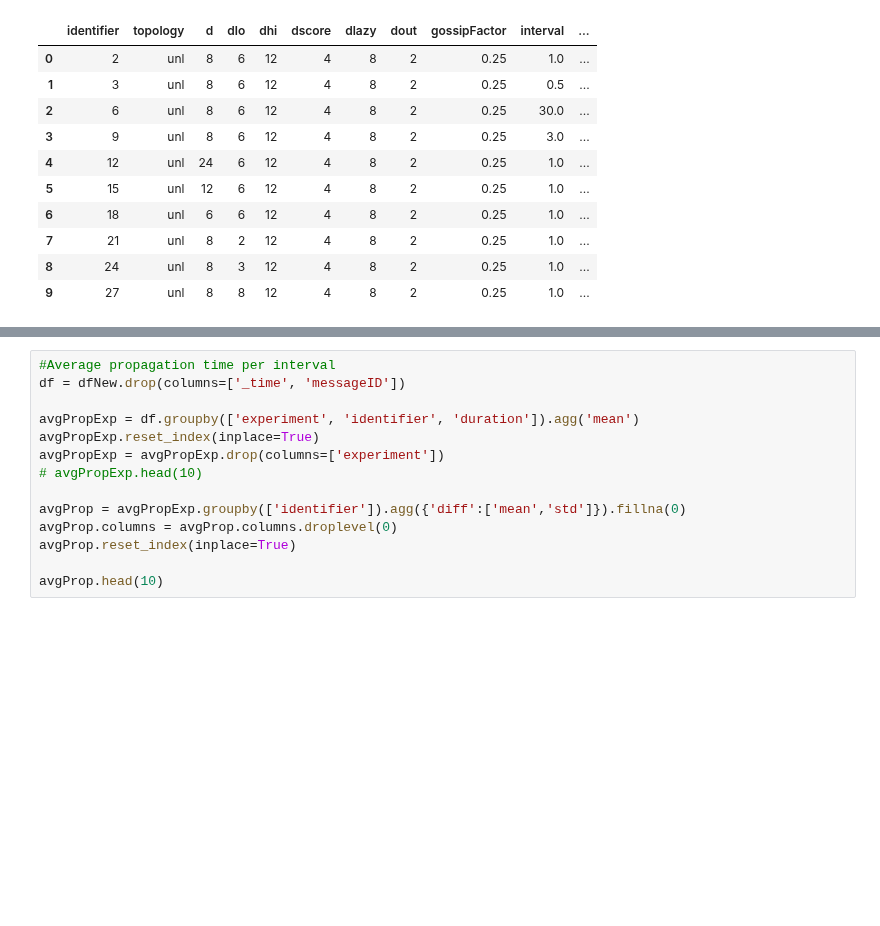
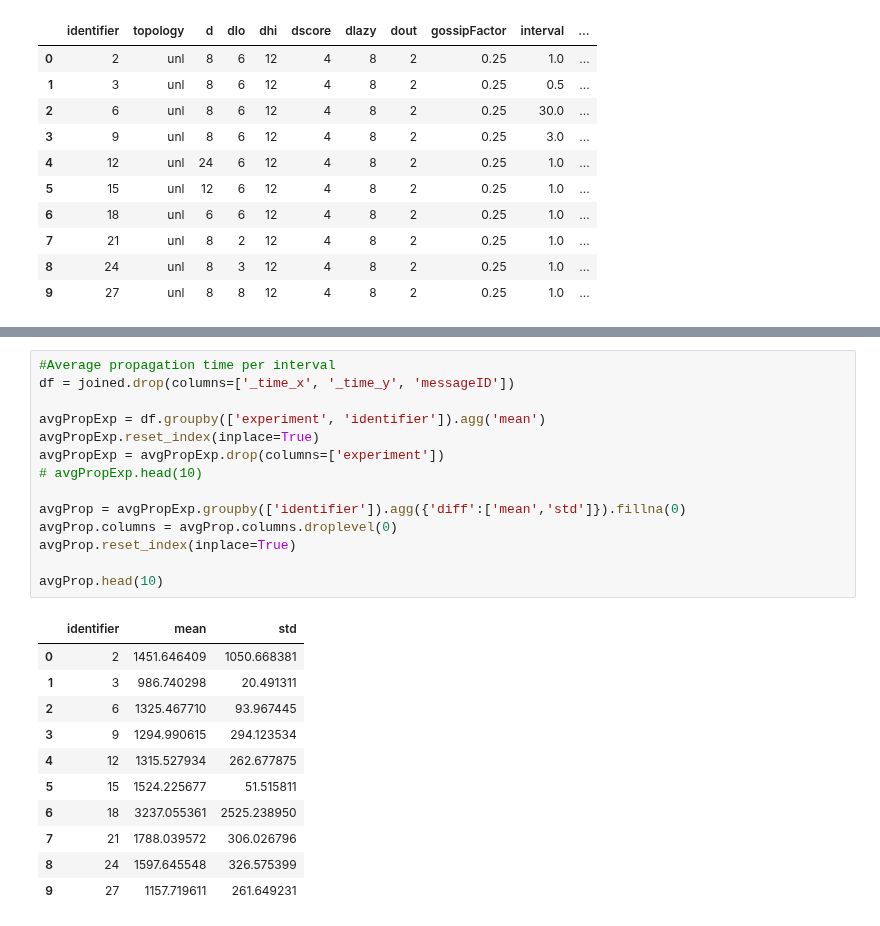
Before and after one commit to FlavScheidt/flexi-pipe, a Jupyter notebook: data/Notebooks/Consolidated_PropTime.ipynb, the cells around one changed output, grey strips where cells are left out. Cells and saved outputs as stored; diff of their text form; blank space fills up the shorter version.

```diff
--- a/data/Notebooks/Consolidated_PropTime.ipynb
+++ b/data/Notebooks/Consolidated_PropTime.ipynb
@@ -233,16 +261,28 @@ joined.head(10)
 # %%
 #Average propagation time per interval
-df = dfNew.drop(columns=['_time', 'messageID'])
+df = joined.drop(columns=['_time_x', '_time_y', 'messageID'])
 
-avgPropExp = df.groupby(['experiment', 'identifier', 'duration']).agg('mean')
+avgPropExp = df.groupby(['experiment', 'identifier']).agg('mean')
 avgPropExp.reset_index(inplace=True)
 avgPropExp = avgPropExp.drop(columns=['experiment'])
 # avgPropExp.head(10)
 
 avgProp = avgPropExp.groupby(['identifier']).agg({'diff':['mean','std']}).fillna(0)
 avgProp.columns = avgProp.columns.droplevel(0)
 avgProp.reset_index(inplace=True)
 
 avgProp.head(10)
+# %% [output]
+|  | identifier | mean | std |
+| 0 | 2 | 1451.646409 | 1050.668381 |
+| 1 | 3 | 986.740298 | 20.491311 |
+| 2 | 6 | 1325.467710 | 93.967445 |
+| 3 | 9 | 1294.990615 | 294.123534 |
+| 4 | 12 | 1315.527934 | 262.677875 |
+| 5 | 15 | 1524.225677 | 51.515811 |
+| 6 | 18 | 3237.055361 | 2525.238950 |
+| 7 | 21 | 1788.039572 | 306.026796 |
+| 8 | 24 | 1597.645548 | 326.575399 |
+| 9 | 27 | 1157.719611 | 261.649231 |
 # %%
 finalProp = final.merge(avgProp, on='identifier')
```
Also changed, not shown: parts of 6 cells of this notebook, 3 other files.
